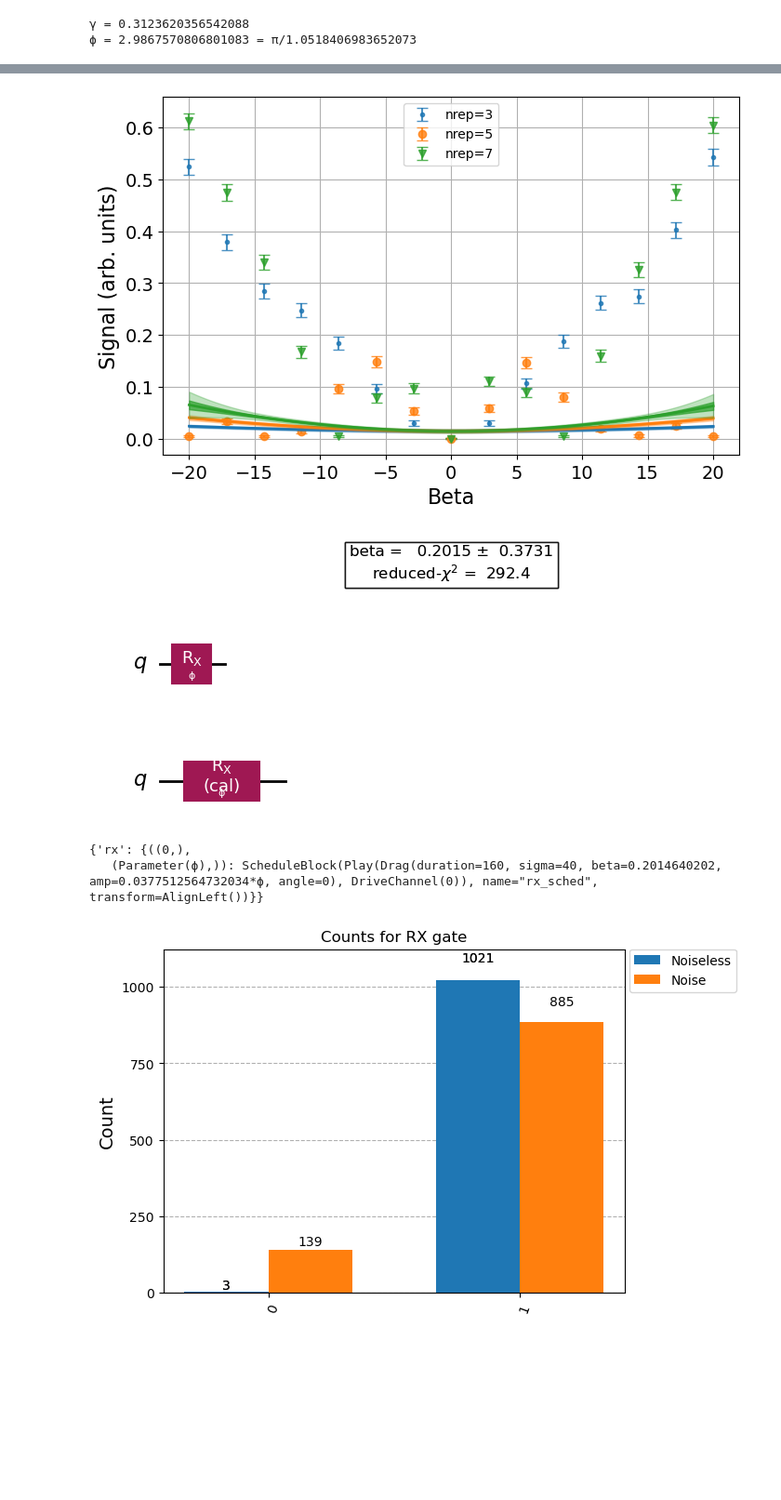
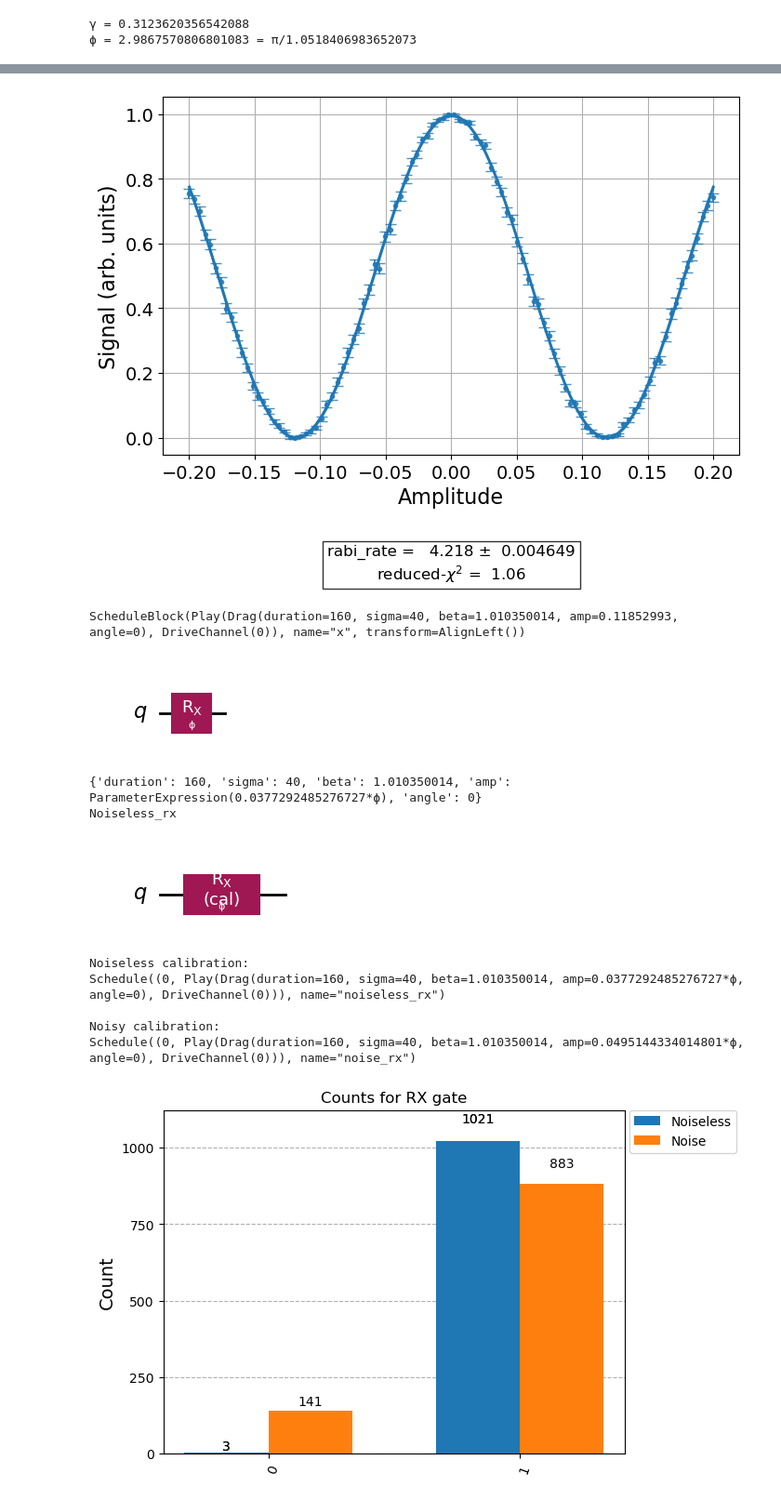
Before and after one commit to arthurostrauss/Quantum_Optimal_Control, a Jupyter notebook: pulse_level/qiskit_pulse/x_calibration/contextual_coherent_error/contextual_overrotation.ipynb, the cells around one changed output, grey strips where cells are left out. Shown at 93% size. Drawn from its saved outputs; the diff is of its cells as text; code cells hidden in the pictures; blank space fills up the shorter version.

```diff
--- a/pulse_level/qiskit_pulse/x_calibration/contextual_coherent_error/contextual_overrotation.ipynb
+++ b/pulse_level/qiskit_pulse/x_calibration/contextual_coherent_error/contextual_overrotation.ipynb
@@ -143,4 +117,4 @@ Updated Instruction Schedule Map <InstructionScheduleMap(1Q instructions:
 Multi qubit instructions:
 )>
 # %%
-cals, exp = perform_standard_calibrations(q_env_config.backend)
+# cals, exp = perform_standard_calibrations(backend)
@@ -157,7 +121,11 @@ Multi qubit instructions:
 # %%
-exp[0][1].figure(0)
+exp[0][0].figure(0)
 # %% [output]
-[figure, old version]
+[figure, new version]
+# %%
+backend.target["x"][(0,)].calibration
+# %% [output]
+ScheduleBlock(Play(Drag(duration=160, sigma=40, beta=1.010350014, amp=0.11852993, angle=0), DriveChannel(0)), name="x", transform=AlignLeft())
 # %%
 # Test out the custom RX gate
 noiseless_qc = QuantumCircuit(1, name="noiseless_rx")
@@ -180,19 +148,31 @@ pi_amp = x_pulse.amp  # Amplitude for pi pulse
 rx_amp = (pi_amp / np.pi) * ϕ  # Amplitude for the RX gate
 
 new_parameters["amp"] = rx_amp
-
+print(new_parameters)
 with pulse.build(backend, name="rx_sched") as rx_sched:
     pulse.play(pulse.Drag(**new_parameters), pulse.DriveChannel(0))
 
 noiseless_qc.add_calibration("rx", (0,), rx_sched, [ϕ])
+print(noiseless_qc.name.capitalize())
 noiseless_qc.draw("mpl")
 # %% [output]
+{'duration': 160, 'sigma': 40, 'beta': 1.010350014, 'amp': ParameterExpression(0.0377292485276727*ϕ), 'angle': 0}
+Noiseless_rx
 [figure]
 # %%
-noiseless_qc.calibrations
+from qiskit import schedule
+
+print("Noiseless calibration:")
+print(schedule(noiseless_qc, backend), "\n")
+
+print("Noisy calibration:")
+print(schedule(noise_qc, backend))
 # %% [output]
-{'rx': {((0,),
-   (Parameter(ϕ),)): ScheduleBlock(Play(Drag(duration=160, sigma=40, beta=0.2014640202, amp=0.0377512564732034*ϕ, angle=0), DriveChannel(0)), name="rx_sched", transform=AlignLeft())}}
+Noiseless calibration:
+Schedule((0, Play(Drag(duration=160, sigma=40, beta=1.010350014, amp=0.0377292485276727*ϕ, angle=0), DriveChannel(0))), name="noiseless_rx")
+
+Noisy calibration:
+Schedule((0, Play(Drag(duration=160, sigma=40, beta=1.010350014, amp=0.0495144334014801*ϕ, angle=0), DriveChannel(0))), name="noise_rx")
 # %%
 # Run the circuit with the noiseless RX gate
 from qiskit.visualization import plot_histogram
```
Also changed, not shown: parts of 5 cells of this notebook, 57 other files.
